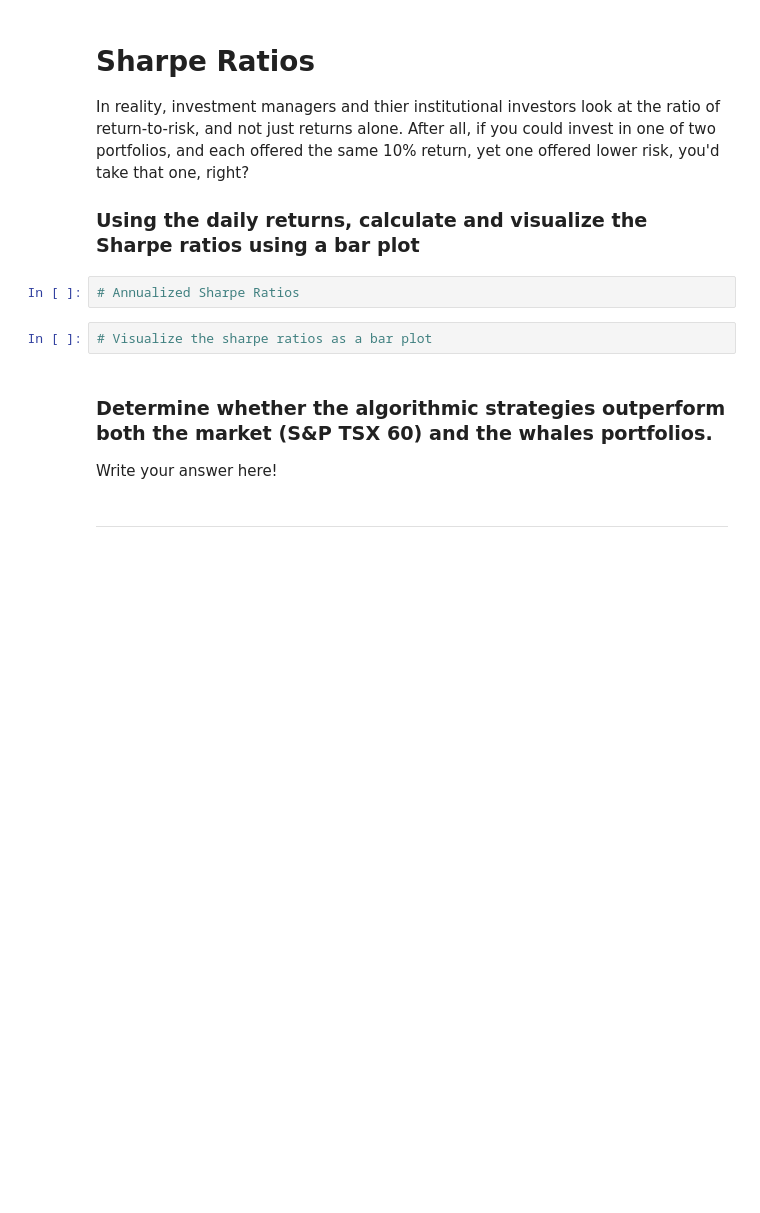
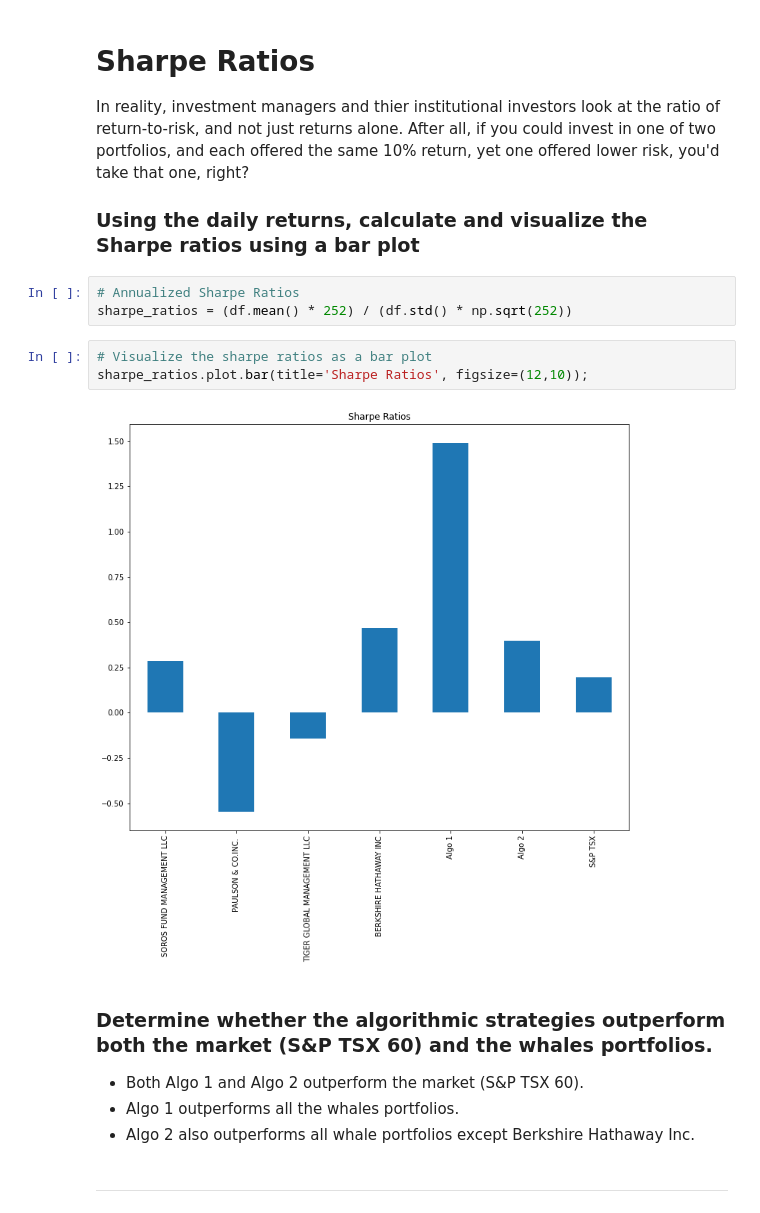
Before and after one commit to vincent-l-j/pandas-analysis, a Jupyter notebook: whale_analysis.ipynb, the cells around one changed output. Cells and saved outputs as stored; diff of their text form; blank space fills up the shorter version.

Commit message:
Sharpe Ratios

```diff
--- a/whale_analysis.ipynb
+++ b/whale_analysis.ipynb
@@ -255,12 +255,18 @@ In reality, investment managers and thier institutional investors look at the ra
 ### Using the daily returns, calculate and visualize the Sharpe ratios using a bar plot
 # %%
 # Annualized Sharpe Ratios
+sharpe_ratios = (df.mean() * 252) / (df.std() * np.sqrt(252))
 # %%
 # Visualize the sharpe ratios as a bar plot
+sharpe_ratios.plot.bar(title='Sharpe Ratios', figsize=(12,10));
+# %% [output]
+[figure, added]
 # %% [markdown]
 ### Determine whether the algorithmic strategies outperform both the market (S&P TSX 60) and the whales portfolios.
 
-Write your answer here!
+- Both Algo 1 and Algo 2 outperform the market (S&P TSX 60).
+- Algo 1 outperforms all the whales portfolios.
+- Algo 2 also outperforms all whale portfolios except Berkshire Hathaway Inc.
 # %% [markdown]
 ---
 # %% [markdown]
```
